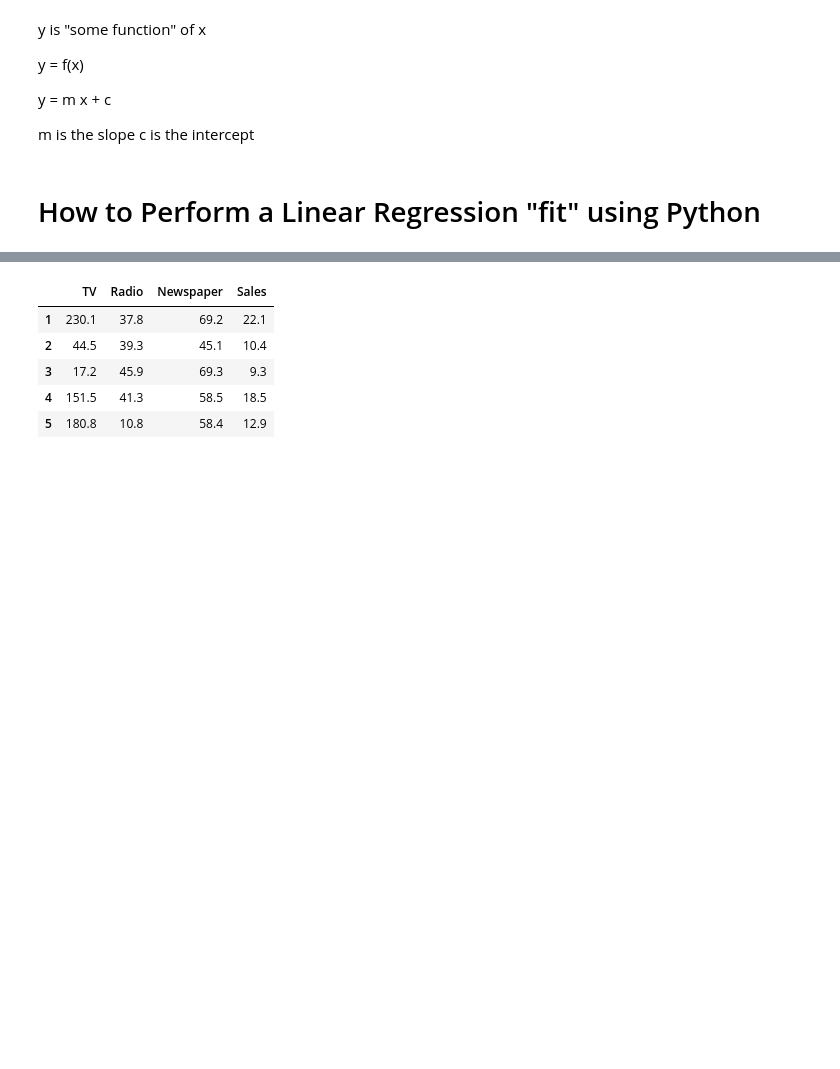
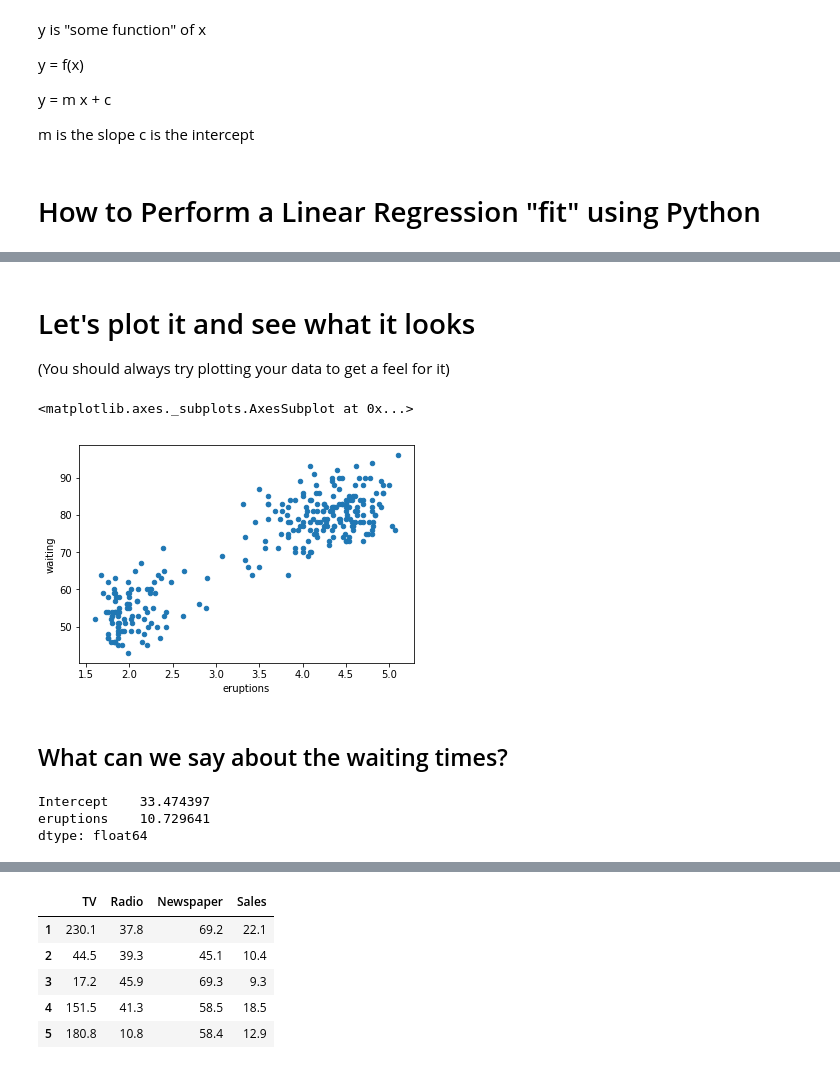
Before and after one commit to Ram-N/data-analysis-using-python, a Jupyter notebook: Introduction to Linear Regression.ipynb, the cells around one changed output, grey strips where cells are left out. Drawn from its saved outputs; the diff is of its cells as text; code cells hidden in the pictures; blank space fills up the shorter version.

```diff
--- a/Introduction to Linear Regression.ipynb
+++ b/Introduction to Linear Regression.ipynb
@@ -71,3 +53,7 @@ import matplotlib.pyplot as plt
 
 # this allows plots to appear directly in the notebook
 %matplotlib inline
+# %%
+# read data into a DataFrame
+faithful_df = pd.read_csv('data/old_faithful.csv')
+faithful_df.head()
@@ -73,0 +67,25 @@ import matplotlib.pyplot as plt
+# %% [markdown]
+# Let's plot it and see what it looks
+
+(You should always try plotting your data to get a feel for it)
+# %%
+# first, plot the observed data
+faithful_df.plot(kind='scatter', x='eruptions', y='waiting')
+# %% [output]
+<matplotlib.axes._subplots.AxesSubplot at 0x...>
+[figure, added]
+# %% [markdown]
+## What can we say about the waiting times?
+# %%
+# this is the standard import if you're using "formula notation" (similar to R)
+import statsmodels.formula.api as smf
+
+# create a fitted model in one line
+linear_mdl_wating = smf.ols(formula='waiting ~ eruptions', data=faithful_df).fit()
+
+# print the coefficients
+linear_mdl_wating.params
+# %% [output]
+Intercept    33.474397
+eruptions    10.729641
+dtype: float64
```
Also changed, not shown: parts of 15 cells of this notebook, 2 other files.
